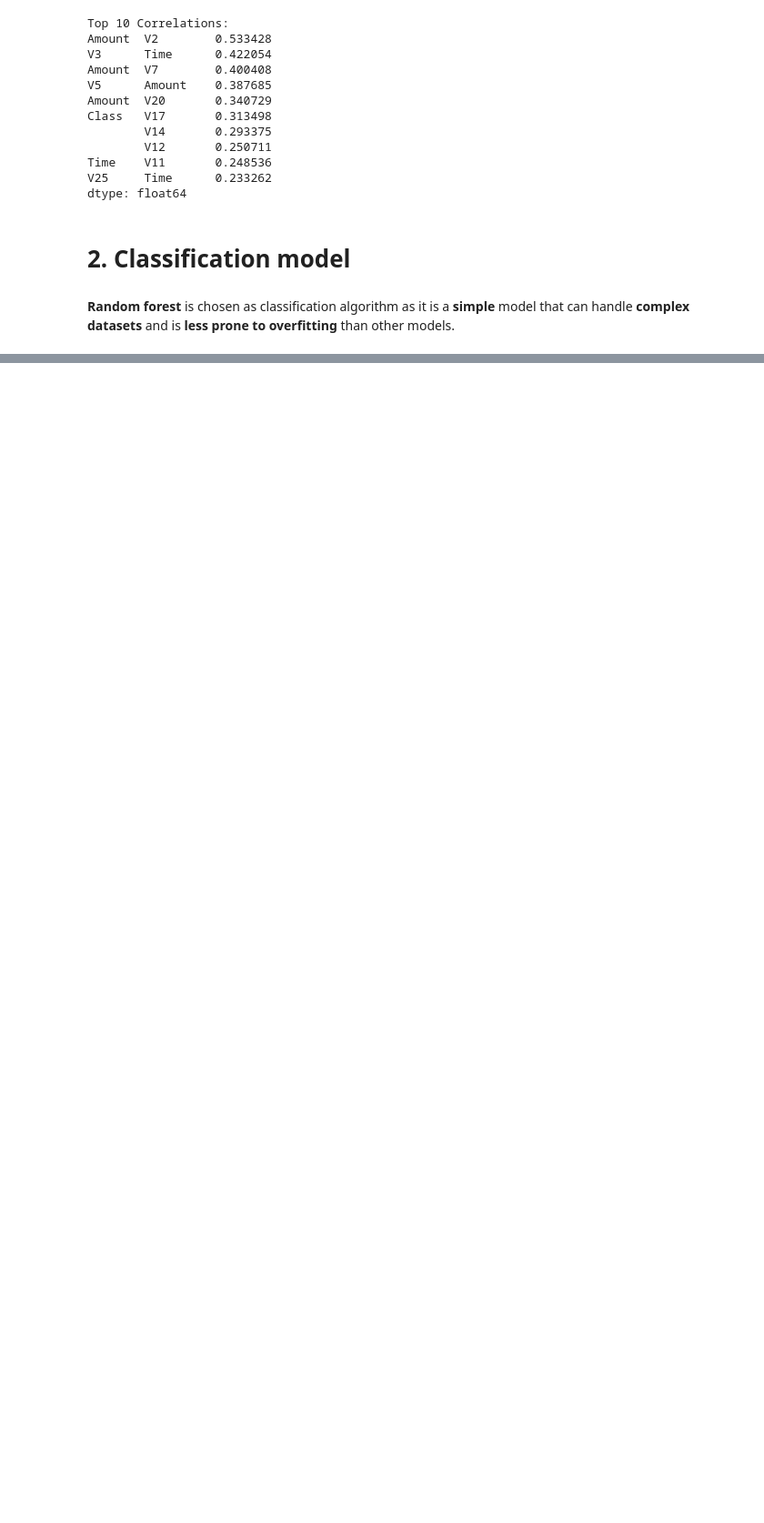
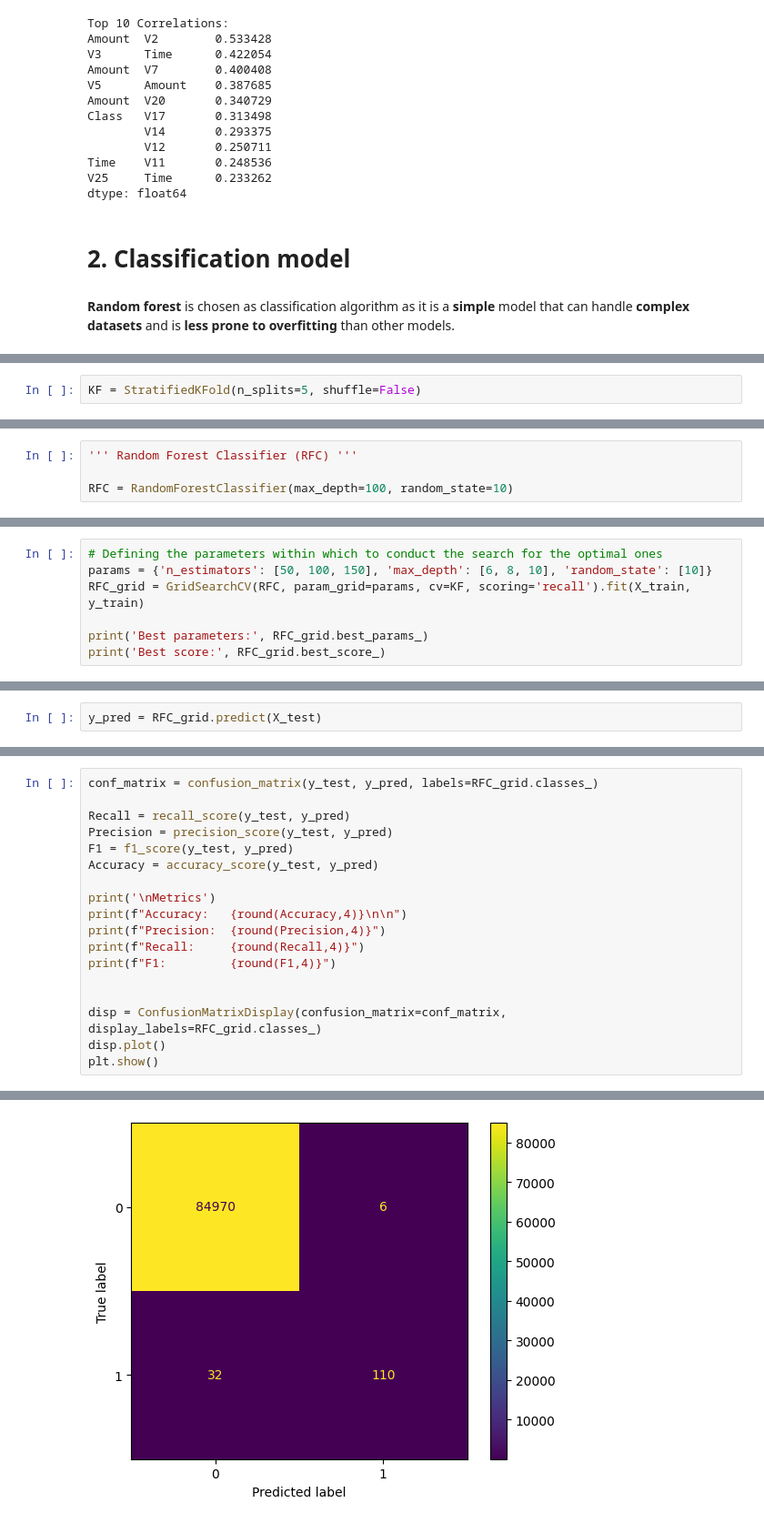
Before and after one commit to dariobrunelli/credit_card_fraud_detection, a Jupyter notebook: fraud_detection.ipynb, the cells around one changed output, grey strips where cells are left out. Shown at 91% size. Cells and saved outputs as stored; diff of their text form; blank space fills up the shorter version.

Commit message:
added grid search

```diff
--- a/fraud_detection.ipynb
+++ b/fraud_detection.ipynb
@@ -258,0 +243,2 @@ X_test = Standard_Scaler (X_test, col_names)
+# %%
+KF = StratifiedKFold(n_splits=5, shuffle=False)
@@ -258,0 +249,4 @@ X_test = Standard_Scaler (X_test, col_names)
+# %%
+''' Random Forest Classifier (RFC) '''
+
+RFC = RandomForestClassifier(max_depth=100, random_state=10)
@@ -258,0 +258,7 @@ X_test = Standard_Scaler (X_test, col_names)
+# %%
+# Defining the parameters within which to conduct the search for the optimal ones
+params = {'n_estimators': [50, 100, 150], 'max_depth': [6, 8, 10], 'random_state': [10]}
+RFC_grid = GridSearchCV(RFC, param_grid=params, cv=KF, scoring='recall').fit(X_train, y_train)
+
+print('Best parameters:', RFC_grid.best_params_)
+print('Best score:', RFC_grid.best_score_)
@@ -258,0 +268,2 @@ X_test = Standard_Scaler (X_test, col_names)
+# %%
+y_pred = RFC_grid.predict(X_test)
@@ -258,0 +273,19 @@ X_test = Standard_Scaler (X_test, col_names)
+# %%
+conf_matrix = confusion_matrix(y_test, y_pred, labels=RFC_grid.classes_)
+
+Recall = recall_score(y_test, y_pred)
+Precision = precision_score(y_test, y_pred)
+F1 = f1_score(y_test, y_pred)
+Accuracy = accuracy_score(y_test, y_pred)
+
+print('\nMetrics')
+print(f"Accuracy:   {round(Accuracy,4)}\n\n")
+print(f"Precision:  {round(Precision,4)}")
+print(f"Recall:     {round(Recall,4)}")
+print(f"F1:         {round(F1,4)}")
+
+
+disp = ConfusionMatrixDisplay(confusion_matrix=conf_matrix,  display_labels=RFC_grid.classes_)
+disp.plot()
+plt.show()
+# %% [output]
@@ -258,0 +297 @@ X_test = Standard_Scaler (X_test, col_names)
+[figure, added]
```
Also changed, not shown: parts of 17 cells of this notebook.
